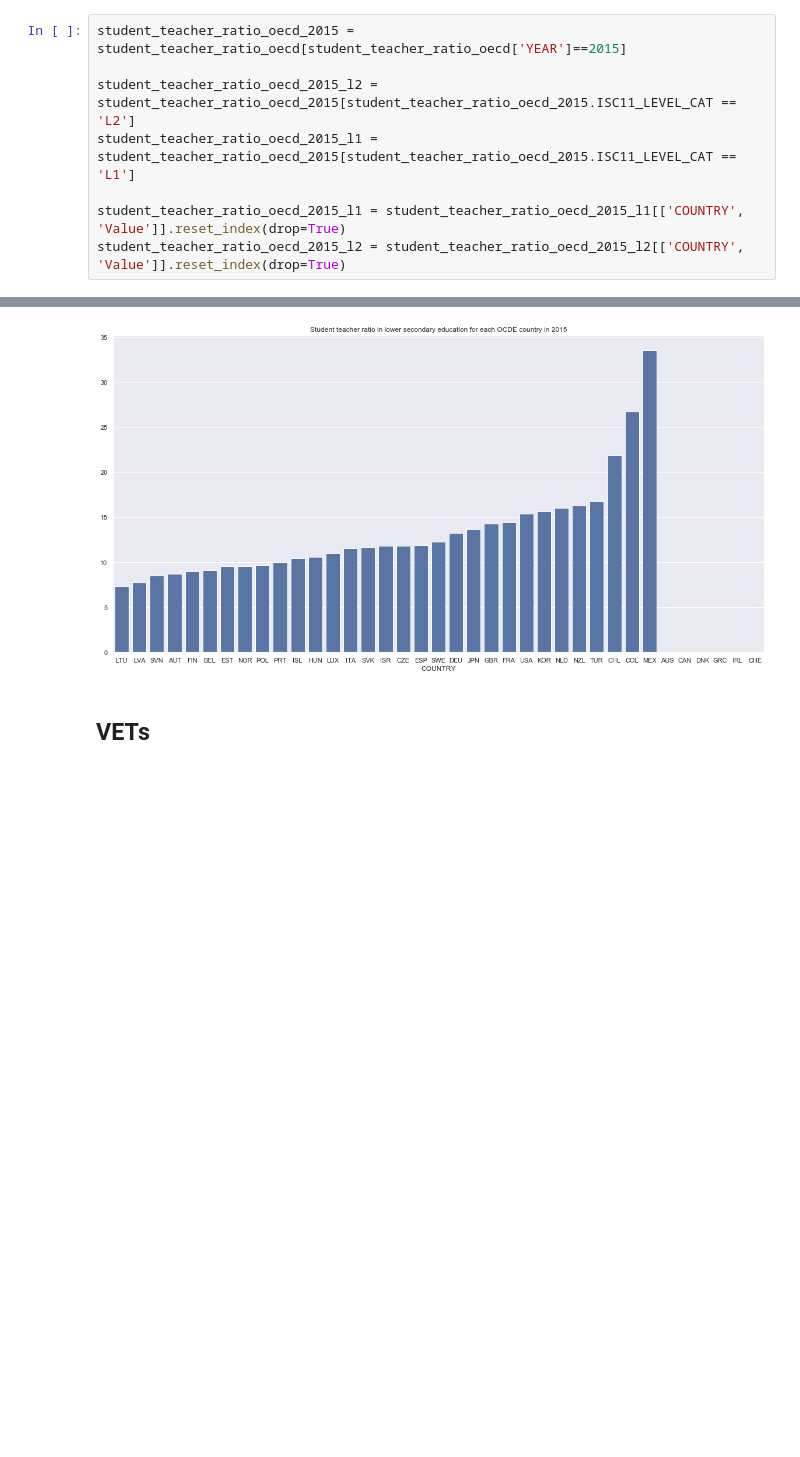
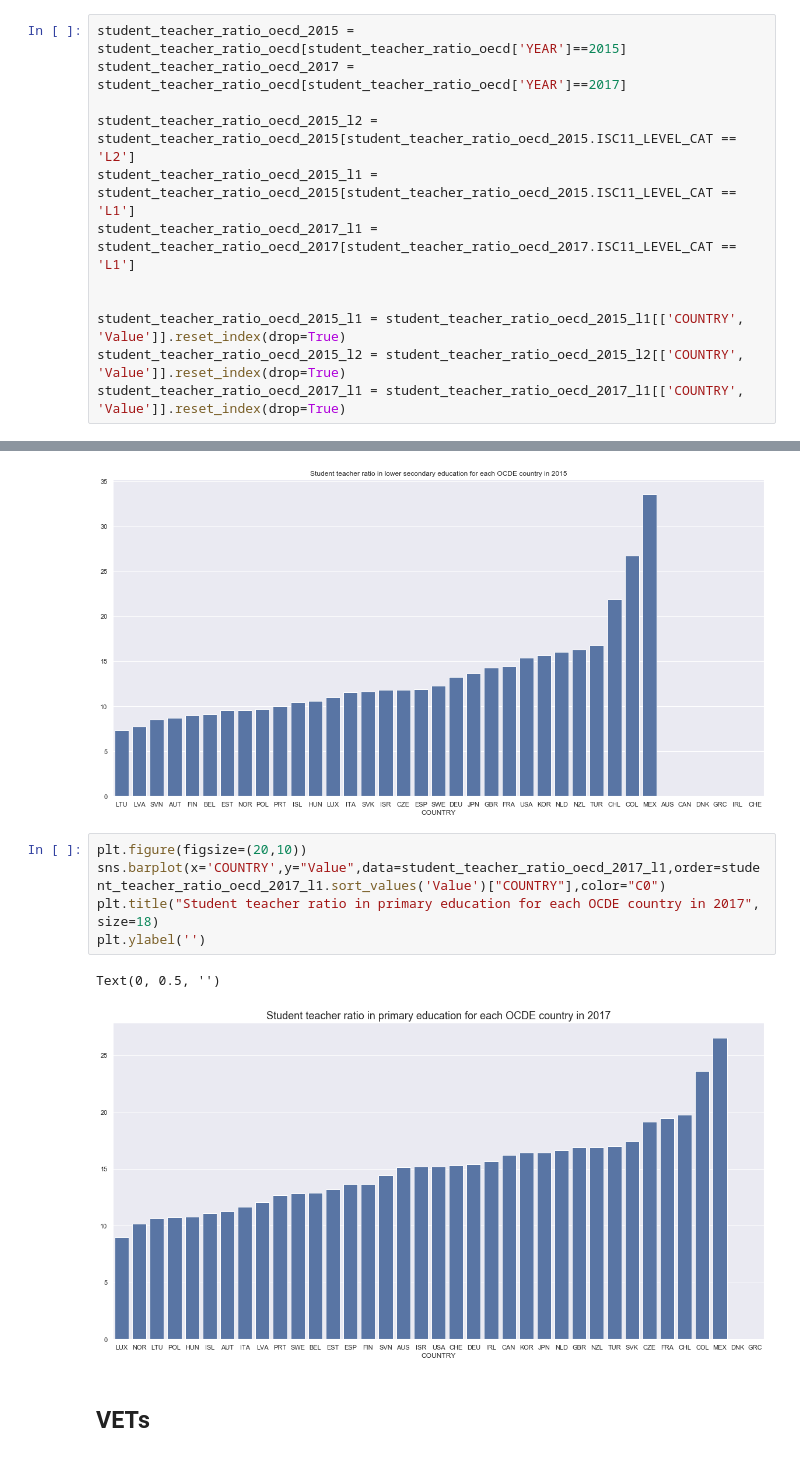
Before and after one commit to Victor-Manach/MODS206, a Jupyter notebook: Data_preparation_education_indicators.ipynb, the cells around one changed output, grey strips where cells are left out. Drawn from its saved outputs; the diff is of its cells as text; blank space fills up the shorter version.

Commit message:
bar plot of the str in 2017

```diff
--- a/Data_preparation_education_indicators.ipynb
+++ b/Data_preparation_education_indicators.ipynb
@@ -68,12 +68,16 @@ for code in oecd_countries.keys():
     student_teacher_ratio_oecd = student_teacher_ratio_oecd.append(student_teacher_ratio_croped[student_teacher_ratio_croped['COUNTRY']==code], ignore_index=True)
 # %%
 student_teacher_ratio_oecd_2015 = student_teacher_ratio_oecd[student_teacher_ratio_oecd['YEAR']==2015]
+student_teacher_ratio_oecd_2017 = student_teacher_ratio_oecd[student_teacher_ratio_oecd['YEAR']==2017]
 
 student_teacher_ratio_oecd_2015_l2 = student_teacher_ratio_oecd_2015[student_teacher_ratio_oecd_2015.ISC11_LEVEL_CAT == 'L2']
 student_teacher_ratio_oecd_2015_l1 = student_teacher_ratio_oecd_2015[student_teacher_ratio_oecd_2015.ISC11_LEVEL_CAT == 'L1']
+student_teacher_ratio_oecd_2017_l1 = student_teacher_ratio_oecd_2017[student_teacher_ratio_oecd_2017.ISC11_LEVEL_CAT == 'L1']
+
 
 student_teacher_ratio_oecd_2015_l1 = student_teacher_ratio_oecd_2015_l1[['COUNTRY', 'Value']].reset_index(drop=True)
 student_teacher_ratio_oecd_2015_l2 = student_teacher_ratio_oecd_2015_l2[['COUNTRY', 'Value']].reset_index(drop=True)
+student_teacher_ratio_oecd_2017_l1 = student_teacher_ratio_oecd_2017_l1[['COUNTRY', 'Value']].reset_index(drop=True)
 # %% [markdown]
 #### VETs
 # %%
@@ -244,6 +248,14 @@ plt.ylabel('')
 Text(0, 0.5, '')
 [figure]
 [figure]
+# %%
+plt.figure(figsize=(20,10))
+sns.barplot(x='COUNTRY',y="Value",data=student_teacher_ratio_oecd_2017_l1,order=student_teacher_ratio_oecd_2017_l1.sort_values('Value')["COUNTRY"],color="C0")
+plt.title("Student teacher ratio in primary education for each OCDE country in 2017", size=18)
+plt.ylabel('')
+# %% [output]
+Text(0, 0.5, '')
+[figure, added]
 # %% [markdown]
 ## VETs
 # %%
```
